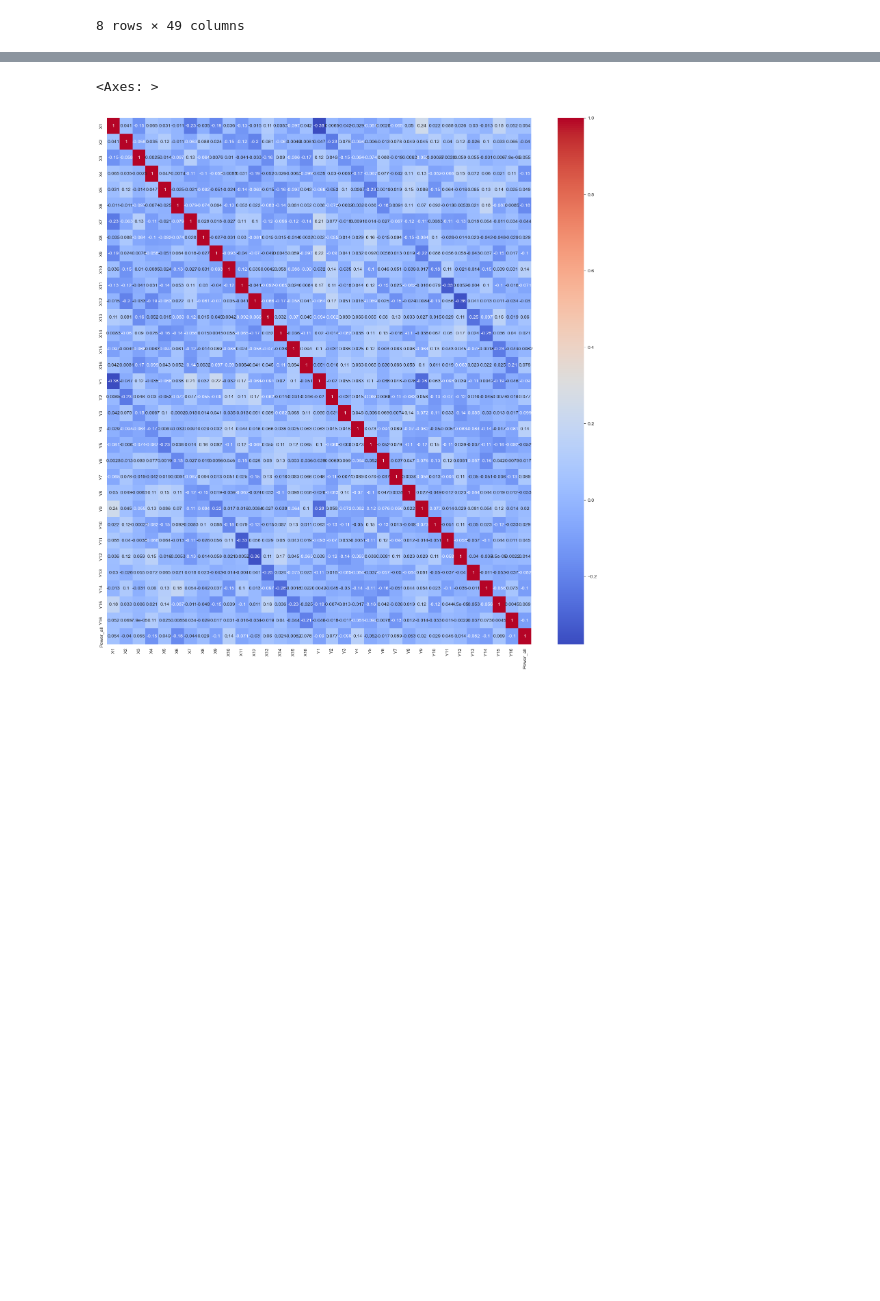
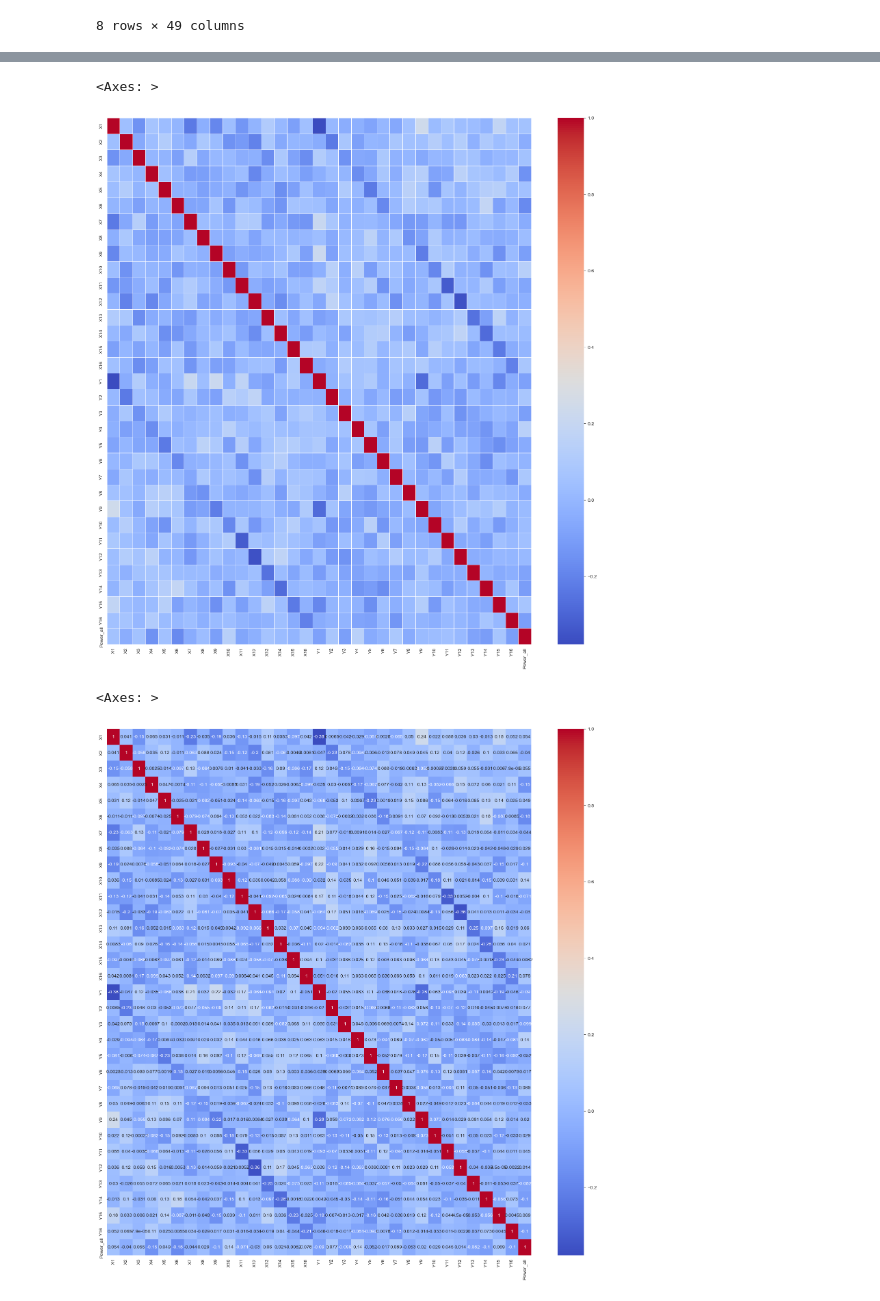
Before and after one commit to Ciaptok/Wave-Energy-Converters-Dataset-Analyze, a Jupyter notebook: notebooks/Tasmania.ipynb, the cells around one changed output, grey strips where cells are left out. Drawn from its saved outputs; the diff is of its cells as text; code cells hidden in the pictures; blank space fills up the shorter version.

```diff
--- a/notebooks/Tasmania.ipynb
+++ b/notebooks/Tasmania.ipynb
@@ -34,6 +34,9 @@ tasmania_df.describe()
 # %%
 nan_counts = tasmania_df.isna().sum()
 print(nan_counts)
+
+tasmania_df= tasmania_df.dropna()
+tasmania_df.isnull().any(axis=1)
 # %% [output]
 X1           0
 X2           0
@@ -56,5 +72,12 @@ dtype: int64
 columns_to_remove = [f"P{i}" for i in range(1, 17)]
 tasmania_df = tasmania_df.drop(columns=columns_to_remove, errors='ignore')
+# %%
+correlation_matrix = tasmania_df.corr()
+plt.figure(figsize=(20, 20))
+sns.heatmap(correlation_matrix, cmap='coolwarm',linewidths=0.5)
+# %% [output]
+<Axes: >
+[figure, added]
 # %%
 correlation_matrix = tasmania_df.corr()
 plt.figure(figsize=(20, 20))
```
Also changed, not shown: parts of 4 cells of this notebook, 1 other file.
